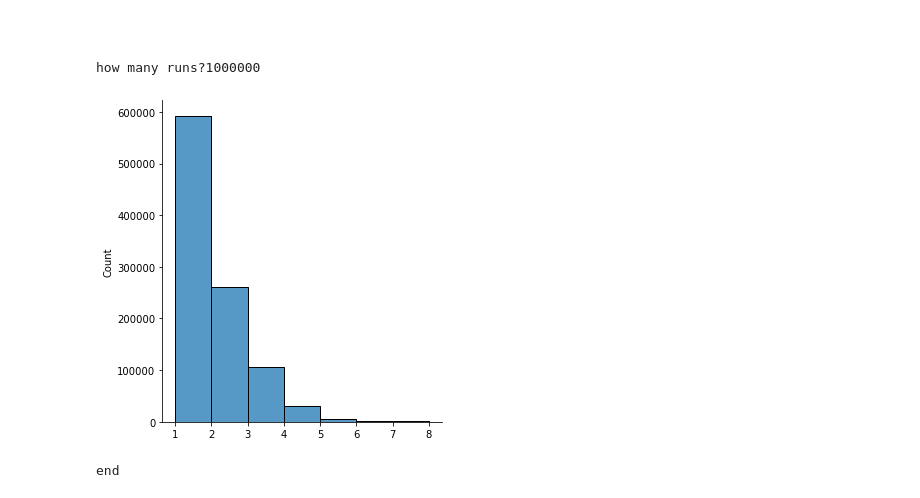
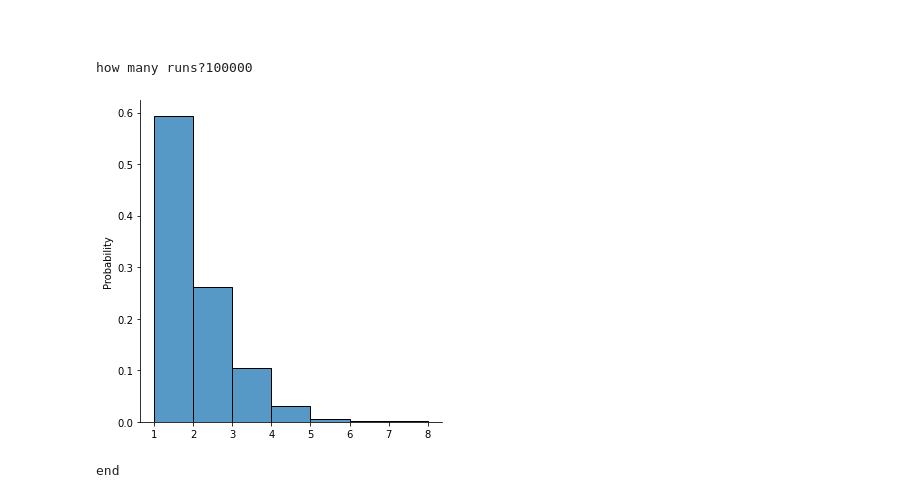
Before and after one commit to Jonathangmit/numpy-random-assignment, a Jupyter notebook: numpy-assignment.ipynb, the cells around one changed output. Cells and saved outputs as stored; diff of their text form; code cells hidden in the pictures.

```diff
--- a/numpy-assignment.ipynb
+++ b/numpy-assignment.ipynb
@@ -1000,6 +1010,8 @@ end
 #create a function to produce a winner
 # Using the normal distribution to pick a positive value (using the mod value obtained)
 import numpy as np
+import matplotlib.pyplot as plt
+import seaborn as sns
 rng = np.random.default_rng()
 runs = int(input("how many runs?"))
 q=[]
@@ -1013,36 +1025,36 @@ def winner():
             #print (int(1),"wins")
             q.append(int(1))
         elif ((h1+h2)/bp) > y > (h1/bp):
             #print (int(2),"wins")
             q.append(int(2))
         elif ((h1+h2+h3)/bp) > y > ((h1+h2)/bp):
             #print (int(3),"wins")
             q.append(int(3))
         elif ((h1+h2+h3+h4)/bp) > y > ((h1+h2+h3)/bp):
             #print(int(4),"wins")
             q.append(int(4))
         elif ((h1+h2+h3+h4+h5)/bp) > y > ((h1+h2+h3+h4)/bp):
             #print(int(5),"wins")
             q.append(int(5))
         elif ((h1+h2+h3+h4+h5+h6)/bp) > y > ((h1+h2+h3+h4+h5)/bp):
             #print(int(6),"wins")
             q.append(int(6))
         elif ((h1+h2+h3+h4+h5+h6+h7)/bp) > y > ((h1+h2+h3+h4+h5+h6)/bp):
             #print(int(7),"wins")
             q.append(int(7))
         else :
             #print(int(0),"no winner")
             q.append(int(8))
         races = races + 1
     return
 winner()
 #print (q)
-sns.displot(q,bins =7)
+sns.displot(q,bins =7,stat="probability")
 plt.show()
 print("end")
 # %% [output]
-how many runs?1000000
+how many runs?100000
-[figure, old version]
+[figure, new version]
 end
 # %%
 #create a function to produce a winner
```
Also changed, not shown: parts of 6 cells of this notebook, 1 other file.
